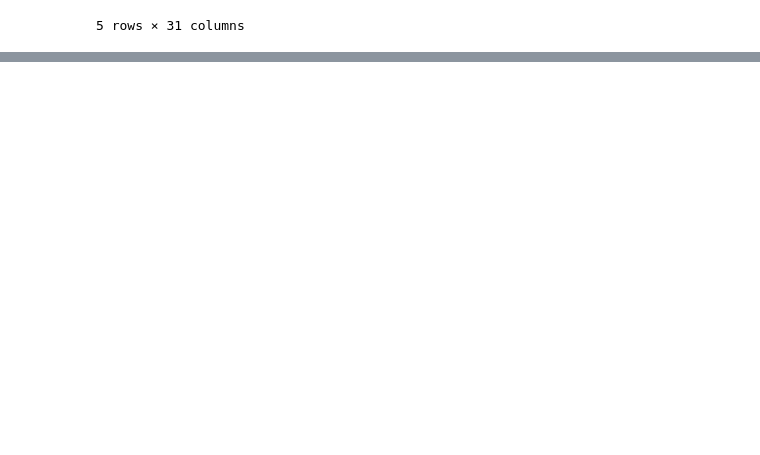
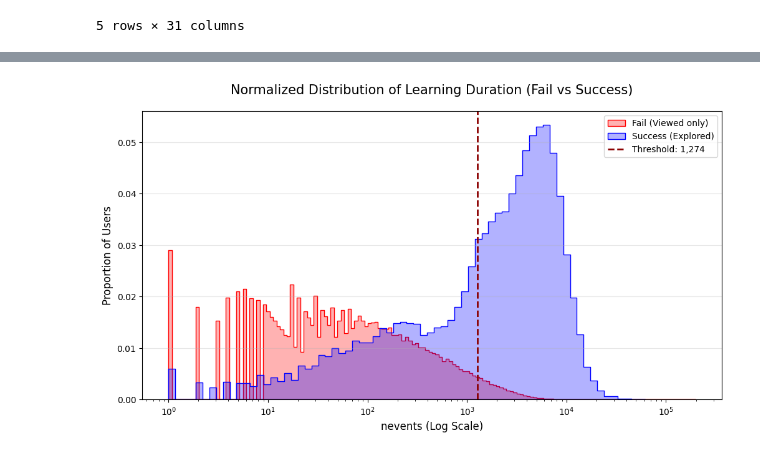
Before and after one commit to Ojirokim/data-analysis-practical-project, a Jupyter notebook: 서윤범/tmp.ipynb, the cells around one changed output, grey strips where cells are left out. Saved outputs shown, nothing was run; the diff lists cells and outputs as text; code cells hidden in the pictures; blank space fills up the shorter version.

```diff
--- a/서윤범/tmp.ipynb
+++ b/서윤범/tmp.ipynb
@@ -16,0 +47,19 @@ df.head()
+# %%
+num_vars = ["nevents", "ndays_act", "nplay_video", "nforum_posts"]
+threshold_vars = ["nevents", "ndays_act", "nplay_video"]
+
+threshold_results = []
+
+y = df_viewed["explored"]
+
+for var in threshold_vars:
+    x = df_viewed[var].fillna(0)
+    roc_t, pr_t = find_thresholds(y, x)
+    threshold_results.append({
+        "variable": var,
+        "roc_threshold": roc_t,
+        "pr_threshold": pr_t
+    })
+
+threshold_df = pd.DataFrame(threshold_results)
+threshold_df
@@ -16,0 +88,33 @@ df.head()
+# %%
+import matplotlib.pyplot as plt
+import seaborn as sns
+
+threshold = threshold_df.loc[0, 'pr_threshold']
+
+plt.figure(figsize=(12, 6))
+
+# 성공/실패 그룹의 비율(Proportion) 비교
+# 포인트 1: log_scale=True 를 추가하면 자동으로 X축이 로그 스케일로 변환됩니다.
+sns.histplot(data=non_explored_group, x='nevents', color='red', label='Fail (Viewed only)',
+             stat='proportion', common_norm=False, alpha=0.3, element="step",
+             log_scale=True)
+
+sns.histplot(data=explored_group, x='nevents', color='blue', label='Success (Explored)',
+             stat='proportion', common_norm=False, alpha=0.3, element="step",
+             log_scale=True)
+
+# 포인트 2: 축 자체가 로그로 변환되었기 때문에, 임계값은 원래 숫자(threshold) 그대로 넣으면 알아서 제자리에 그어집니다!
+# 팁: {threshold:,.0f} 를 쓰면 '1274'가 '1,274' 처럼 천 단위 콤마가 예쁘게 찍힙니다.
+plt.axvline(threshold, color='darkred', linestyle='--', linewidth=2,
+            label=f'Threshold: {threshold:,.0f}')
+
+# 그래프 디테일
+plt.title('Normalized Distribution of Learning Duration (Fail vs Success)', fontsize=15, pad=20)
+plt.xlabel('nevents (Log Scale)', fontsize=12) # 축 이름에 Log Scale을 명시해주면 완벽합니다.
+plt.ylabel('Proportion of Users', fontsize=12)
+plt.legend()
+plt.grid(axis='y', alpha=0.3)
+
+plt.show()
+# %% [output]
+[figure, added]
```
Also changed, not shown: parts of 6 cells of this notebook, 2 other files.
